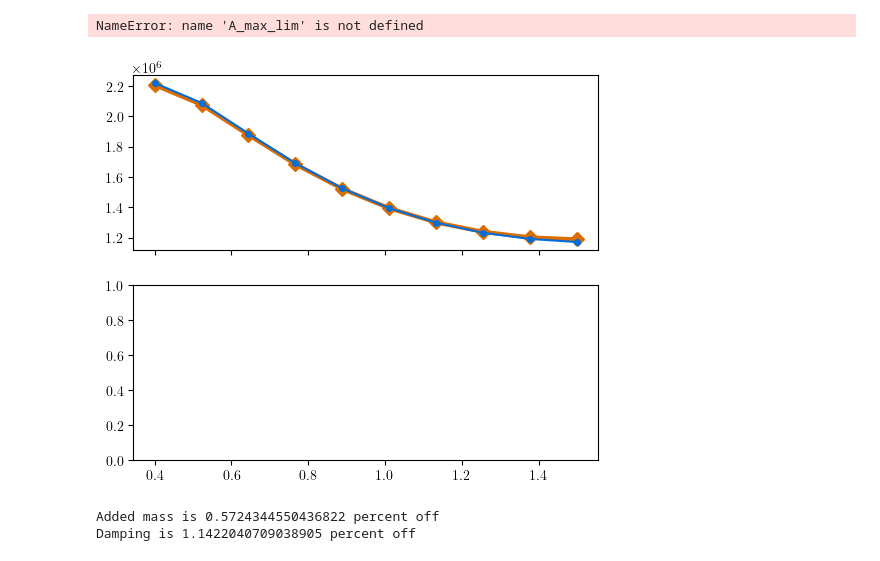
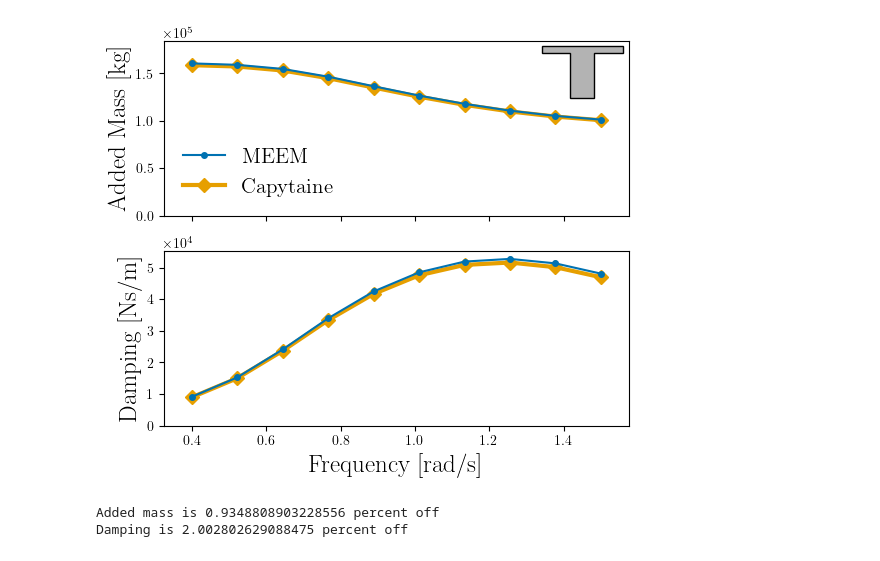
Before and after one commit to symbiotic-engineering/OpenFLASH, a Jupyter notebook: dev/python/validation_with_capytaine_plots.ipynb, the cells around one changed output. Cells and saved outputs as stored; diff of their text form; code cells hidden in the pictures.

Commit message:
finished nonslant comparison plot and set up dummy slant comparison plot

```diff
--- a/dev/python/validation_with_capytaine_plots.ipynb
+++ b/dev/python/validation_with_capytaine_plots.ipynb
@@ -165,5 +149,6 @@ print(body.d[0])
 # %%
-A_MEEM, B_MEEM, A_BEM, B_BEM = MEEM_vs_Capy_comparison(h,rho,omega_sweep,d_in,d_out,a_list,NMK,heaving_list)
+A_MEEM, B_MEEM = MEEM_hydro_coeffs(h,omega_sweep,d_out,a_list,NMK,heaving_list)
+A_BEM, B_BEM = BEM_hydro_coeffs(h,rho,omega_sweep,d_in,d_out,a_list)
 # %% [output]
 Hydrodynamic coefficients stored in xarray dataset.
 Potentials stored in xarray dataset (batched across frequencies/modes).
@@ -214,10 +178,17 @@ colors = {
 # %%
-# Get limits of plots
+# Set limits of plots
 x_max_lim = 1.05*np.max(omega_sweep)
 x_min_lim = np.min(omega_sweep) - 0.05*np.max(omega_sweep)
 
-A_max_lim = 1.05*np.max([A_MEEM.squeeze(),A_BEM.squeeze()])
+A_max_lim = 1.15*np.max([A_MEEM.squeeze(),A_BEM.squeeze()])
 B_max_lim = 1.05*np.max([B_MEEM.squeeze(),B_BEM.squeeze()])
 
 x_scale = x_max_lim-x_min_lim
 y_scale = A_max_lim
+
+max_y_val = A_max_lim
+frac_of_plot = 0.3
+x_shift_scale = 0.9
+y_shift_scale = 0.97
+
+xy_translation = [x_scale*x_shift_scale + x_min_lim, max_y_val*y_shift_scale]
@@ -231,15 +195,19 @@ xy_translation = [x_scale*x_shift_scale + x_min_lim, max_y_val*y_shift_scale]
 # %%
+# Function for getting coordinates of WEC geometry
 def get_scaled_geom(a_list, d_in, d_out, frac_of_plot, xy_translation, x_scale, y_scale):
     normalization_factor = np.max([a_list, d_in, d_out])
 
     RHS_coords = css.get_points(a_list, d_in, d_out)
     x_coords, y_coords = map(np.array, zip(*RHS_coords))
 
-    x_total = np.concatenate([-x_coords[::-1], x_coords])
-    y_total = np.concatenate([y_coords[::-1], y_coords])
+    x_undeformed = np.concatenate([-x_coords[::-1], x_coords])
+    y_undeformed = np.concatenate([y_coords[::-1], y_coords])
 
-    x_final = frac_of_plot*(x_scale/normalization_factor) * x_total + xy_translation[0]
-    y_final = frac_of_plot*(y_scale/normalization_factor)* y_total + xy_translation[1]
-    return x_final, y_final
-
-x_final, y_final = get_scaled_geom(a_list, d_in, d_out, frac_of_plot, xy_translation, x_scale, y_scale)
+    x_deformed = frac_of_plot*(x_scale/normalization_factor) * x_undeformed + xy_translation[0]
+    y_deformed = frac_of_plot*(y_scale/normalization_factor)* y_undeformed + xy_translation[1]
+    return x_undeformed, y_undeformed, x_deformed, y_deformed
+# %%
+x_undeformed, y_undeformed, x_deformed, y_deformed = get_scaled_geom(a_list, d_in, d_out, frac_of_plot, xy_translation, x_scale, y_scale)
+
+fig, ax = plt.subplots(figsize=(fig_h, fig_w))
+ax.fill(x_undeformed, y_undeformed, color=[0.7,0.7,0.7], edgecolor='black')
@@ -255,7 +226,7 @@ ax[0].plot(omega_sweep,
            A_MEEM.squeeze(),
            marker='o',
            linestyle='-',
-           color=colors["royal_blue"],
+           color=colors.blue,
            label='MEEM',
            linewidth=l_width-1.5,
            markersize=m_size-3,
@@ -264,45 +235,44 @@ ax[0].plot(omega_sweep,
            A_BEM.squeeze(),
            marker='D',
            linestyle='-',
-           color=colors["vivid_orange"],
+           color=colors.orange,
            label='Capytaine',
            linewidth=l_width,
            markersize=m_size,
            zorder=1)
 
-# ax[0].fill(x_final, y_final, color=[0.7,0.7,0.7], edgecolor='black')
+ax[0].fill(x_deformed, y_deformed, color=[0.7,0.7,0.7], edgecolor='black')
 
 ax[0].set_ylim([0, A_max_lim])
 ax[0].set_xlim([x_min_lim, x_max_lim])
 # ax[0].set_xlabel('Frequency [rad/s]', fontsize=lab_fs)
 ax[0].set_ylabel('Added Mass [kg]', fontsize=lab_fs)
 ax[0].legend(loc='lower left', fontsize=leg_fs, frameon=False)
 
 
 ax[1].plot(omega_sweep,
            B_MEEM.squeeze(),
            marker='o',
            linestyle='-',
-           color=colors["royal_blue"],
+           color=colors.blue,
            label='MEEM',
            linewidth=l_width-1.5,
            markersize=m_size-3,
            zorder=2)
 ax[1].plot(omega_sweep,
            B_BEM.squeeze(),
            marker='D',
            linestyle='-',
-           color=colors["vivid_orange"],
+           color=colors.orange,
            label='Capytaine',
            linewidth=l_width,
            markersize=m_size,
            zorder=1)
 ax[1].set_ylim([0, B_max_lim])
 ax[1].set_xlim([x_min_lim, x_max_lim])
 ax[1].set_xlabel('Frequency [rad/s]', fontsize=lab_fs)
 ax[1].set_ylabel('Damping [Ns/m]', fontsize=lab_fs)
 full_path = r"C:\Users\15183\OpenFLASH\pubs\JFM\figs\MEEM_vs_Capytaine_Nonslant_Validation.pdf"
 fig.savefig(full_path, format='pdf', dpi=300, bbox_inches='tight')
 # %% [output]
-NameError: name 'A_max_lim' is not defined
-[figure, old version]
+[figure, new version]
@@ -339,8 +279,8 @@ NameError: name 'A_max_lim' is not defined
-# %%
-A_error = 100 * np.mean(np.abs((A_MEEM.squeeze()-A_BEM.squeeze())/A_BEM.squeeze()))
-B_error = 100 * np.mean(np.abs((B_MEEM.squeeze()-B_BEM.squeeze())/B_BEM.squeeze()))
-print('Added mass is ' + str(A_error)+ ' percent off')
-print('Damping is ' + str(B_error) + ' percent off')
-# %% [output]
-Added mass is 0.5724344550436822 percent off
-Damping is 1.1422040709038905 percent off
+# %%
+A_error = 100 * np.mean(np.abs((A_MEEM.squeeze()-A_BEM.squeeze())/A_BEM.squeeze()))
+B_error = 100 * np.mean(np.abs((B_MEEM.squeeze()-B_BEM.squeeze())/B_BEM.squeeze()))
+print('Added mass is ' + str(A_error)+ ' percent off')
+print('Damping is ' + str(B_error) + ' percent off')
+# %% [output]
+Added mass is 0.9348808903228556 percent off
+Damping is 2.002802629088475 percent off
```
Also changed, not shown: parts of 16 cells of this notebook, 2 other files.
